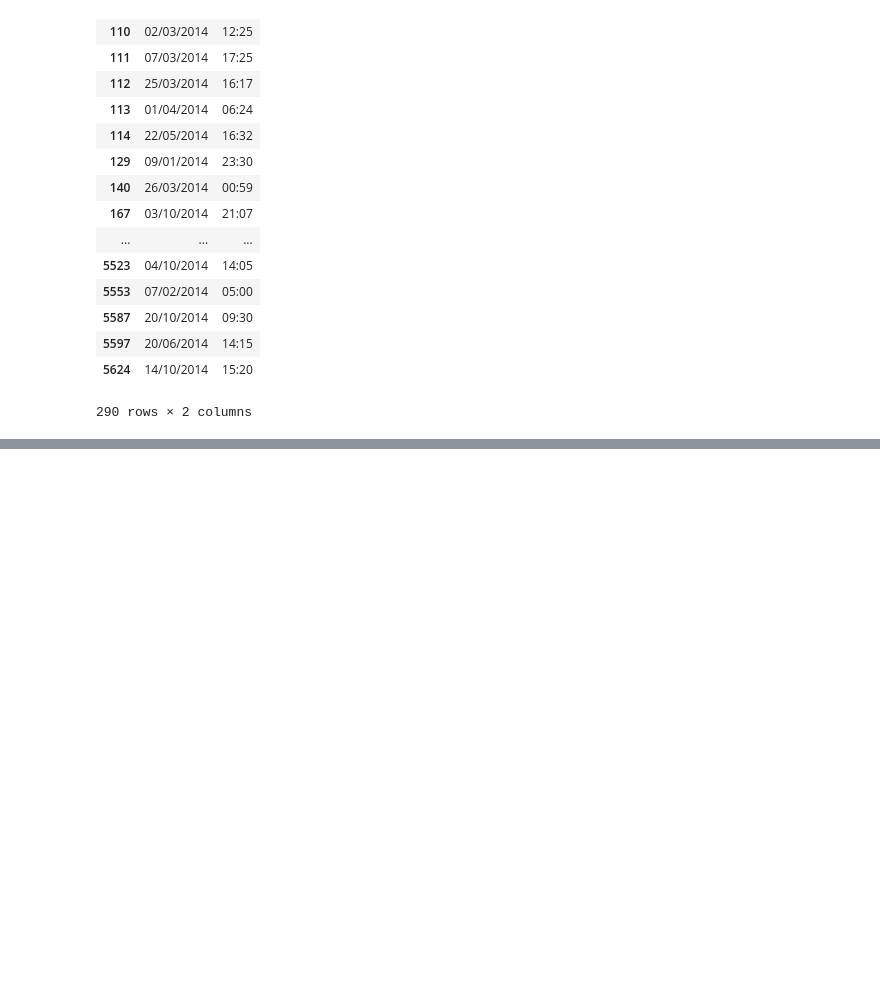
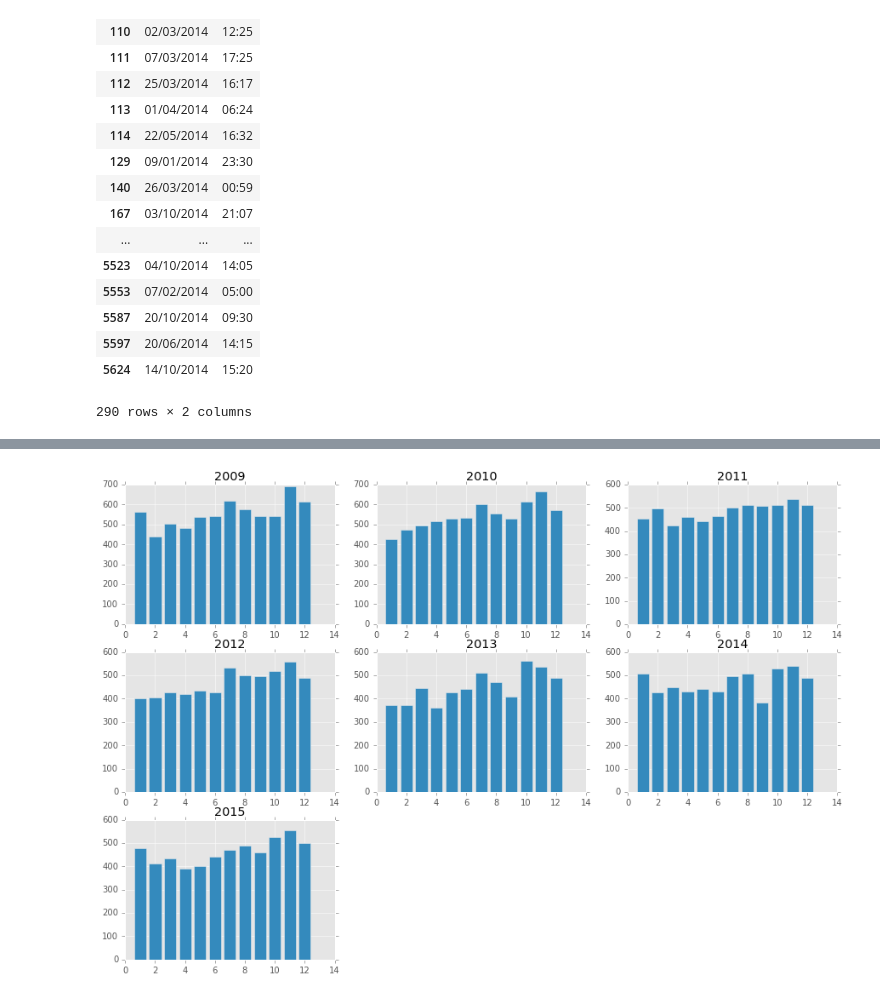
Before and after one commit to evxu/road-safety-project, a Jupyter notebook: Data_Exploration_3.ipynb, the cells around one changed output, grey strips where cells are left out. Drawn from its saved outputs; the diff is of its cells as text; code cells hidden in the pictures; blank space fills up the shorter version.

```diff
--- a/Data_Exploration_3.ipynb
+++ b/Data_Exploration_3.ipynb
@@ -642,0 +662,22 @@ df[['Date', 'Time']]
+# %%
+years = ['2009', '2010', '2011', '2012', '2013', '2014', '2015']
+nfig = 1
+
+for year in years:
+    df = pd.read_csv('data2/Accidents_' + year + '.csv',low_memory=False)
+    date = df['Date'].values
+    n = len(date)
+    month = pd.Series([0]*n)
+    i = 0
+    for d in date:
+        m = d.split('/')[1]
+        month[i] = m
+        i+=1
+    months = month.value_counts()
+    months = months.reindex(range(1,13))
+    plt.subplot(3,3,nfig)
+    plt.bar(months.index, months.values,align = 'center')
+    plt.title(year)
+    nfig += 1
+# %% [output]
+[figure, added]
```
Also changed, not shown: parts of 17 cells of this notebook.
